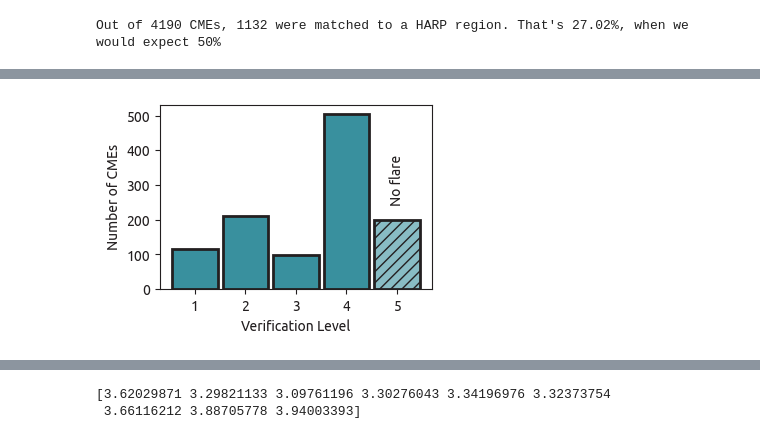
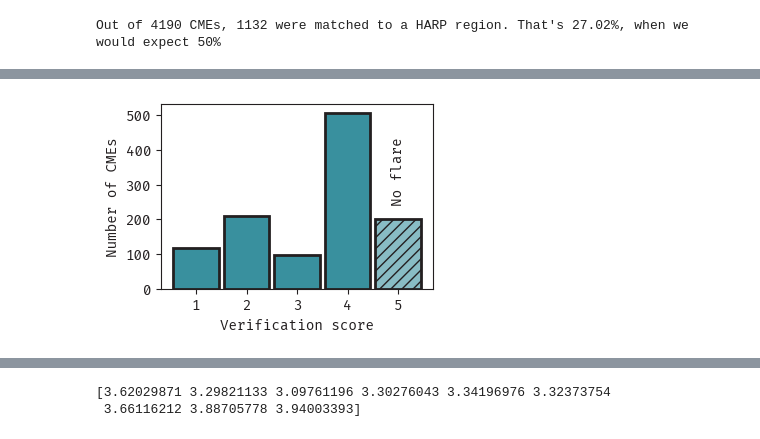
Before and after one commit to JulioHC00/cmesrc, a Jupyter notebook: notebooks/paper_figures.ipynb, the cells around one changed output, grey strips where cells are left out. Drawn from its saved outputs; the diff is of its cells as text; code cells hidden in the pictures.

```diff
--- a/notebooks/paper_figures.ipynb
+++ b/notebooks/paper_figures.ipynb
@@ -31,8 +31,8 @@ twocolumn = 18.3 * cm_to_inch
 
 # Three row figure
 # Set font to FiraCode NF (can remove if you don't have the font, not essential)
-#plt.rcParams["font.family"] = "FiraCode Nerd Font"
-plt.rcParams["font.family"] = "Ubuntu"
+plt.rcParams["font.family"] = "FiraCode Nerd Font"
+#plt.rcParams["font.family"] = "Ubuntu"
 
 # Set font size to 10
 plt.rcParams["font.size"] = 10
@@ -351,35 +194,35 @@ data = cur.execute("SELECT verification_score FROM FINAL_CME_HARP_ASSOCIATIONS")
 # Need to flatten the list of tuples
 data = [x[0] for x in data]
 
 # We need the bins to cover integers from 1 to 5
 
 bins = np.arange(0.5, 6.5, 1)
 
 # Make the plot, separating the bars a bit
 
 _, _, bars = ax.hist(data, color=colors["blue"], edgecolor=colors["black"], linewidth=2, rwidth=0.9, align="mid", bins=bins)
 
 # For the last bar, add a hatch
 bars[-1].set_hatch("///")
 
 # And text saying "No flare"
 bar_height = bars[-1].get_height()
 ax.text(5, bar_height * 1.2 , "No flare", ha="center", rotation=90, va="bottom")
 
 # And set its color to darker blue
 darker_blue = darken_lighten_hex_color(colors["blue"], 0.4)
 
 bars[-1].set_color(darker_blue)
 # And put the edge color back to black
 bars[-1].set_edgecolor(colors["black"])
 
 # Set the labels
-ax.set_xlabel("Verification Level")
+ax.set_xlabel("Verification score")
 ax.set_ylabel("Number of CMEs")
 
 plt.savefig("./verification_level_distribution.pdf", bbox_inches="tight")
 # %% [output]
-[figure, old version]
+[figure, new version]
 # %%
 # Now let's look at how many regions we have per different number of NOAA
 
```
Also changed, not shown: parts of 17 cells of this notebook, 8 other files.
